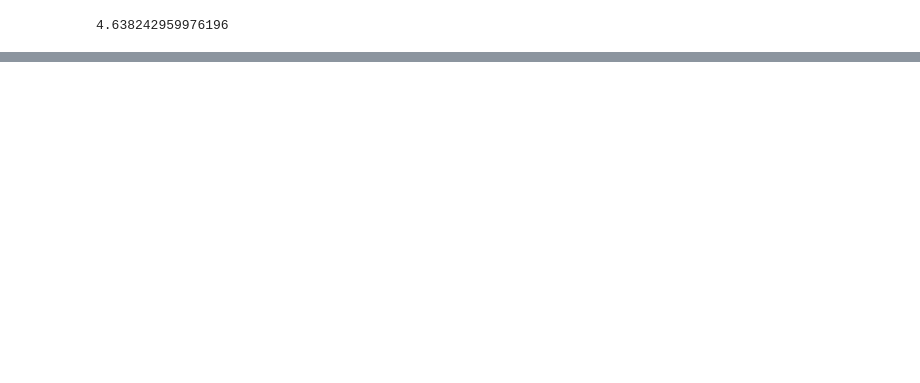
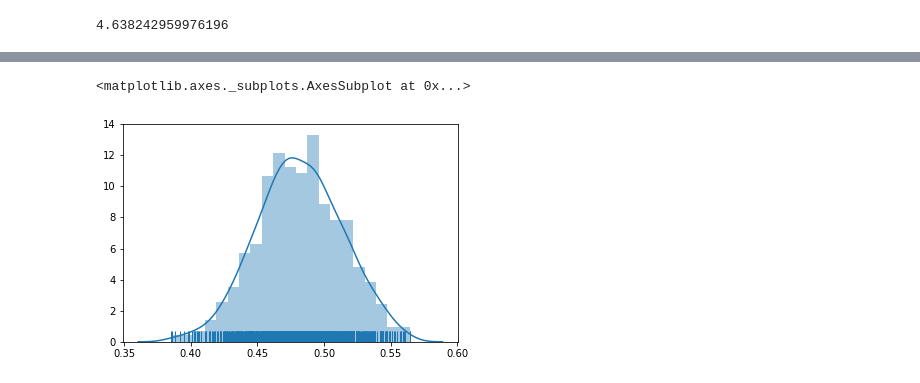
Before and after one commit to xiaohai12/sea-forest, a Jupyter notebook: class6.ipynb, the cells around one changed output, grey strips where cells are left out. Saved outputs shown, nothing was run; the diff lists cells and outputs as text; code cells hidden in the pictures; blank space fills up the shorter version.

```diff
--- a/class6.ipynb
+++ b/class6.ipynb
@@ -63,0 +111,5 @@ dask.delayed??
+# %%
+sns.distplot(s, rug=True)
+# %% [output]
+<matplotlib.axes._subplots.AxesSubplot at 0x...>
+[figure, added]
```
Also changed, not shown: parts of 19 cells of this notebook.
